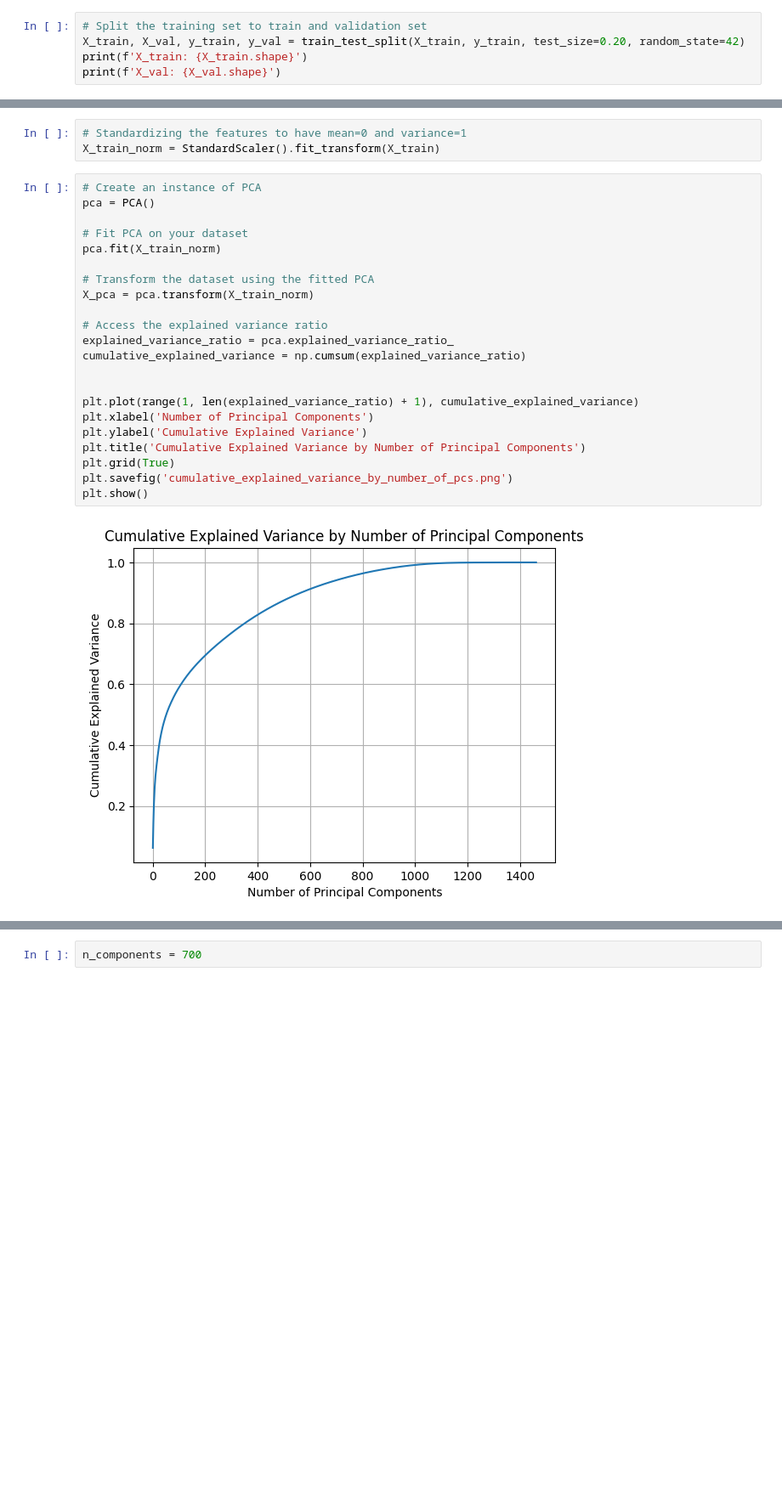
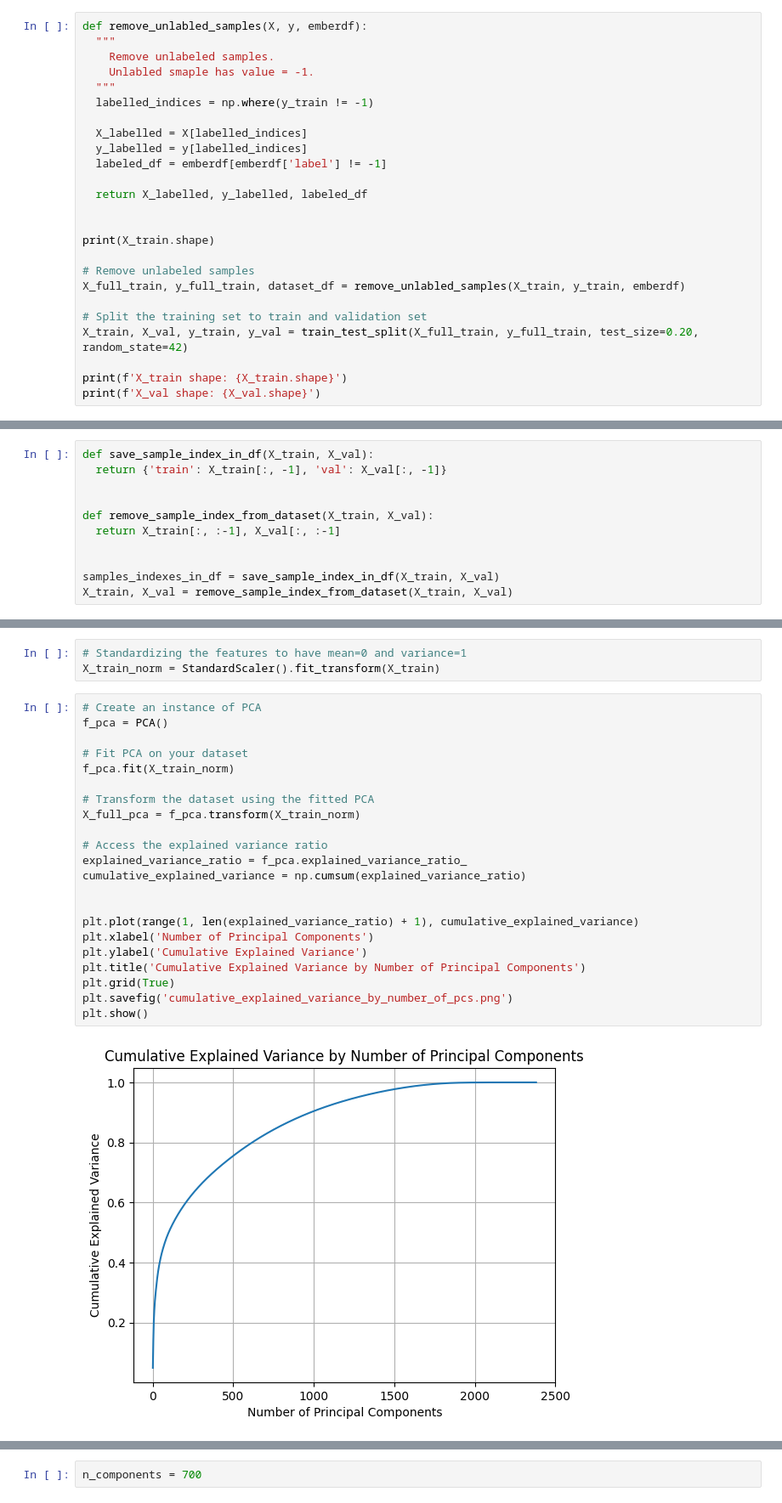
Before and after one commit to DanielFadlon/LWSM, a Jupyter notebook: LWSM.ipynb, the cells around one changed output, grey strips where cells are left out. Shown at 85% size. Drawn from its saved outputs; the diff is of its cells as text; blank space fills up the shorter version.

```diff
--- a/LWSM.ipynb
+++ b/LWSM.ipynb
@@ -362,6 +201,26 @@ X_train.shape
 # %%
+def remove_unlabled_samples(X, y, emberdf):
+  """
+    Remove unlabeled samples.
+    Unlabled smaple has value = -1.
+  """
+  labelled_indices = np.where(y_train != -1)
+
+  X_labelled = X[labelled_indices]
+  y_labelled = y[labelled_indices]
+  labeled_df = emberdf[emberdf['label'] != -1]
+
+  return X_labelled, y_labelled, labeled_df
+
+
+print(X_train.shape)
+
+# Remove unlabeled samples
+X_full_train, y_full_train, dataset_df = remove_unlabled_samples(X_train, y_train, emberdf)
+
 # Split the training set to train and validation set
-X_train, X_val, y_train, y_val = train_test_split(X_train, y_train, test_size=0.20, random_state=42)
-print(f'X_train: {X_train.shape}')
-print(f'X_val: {X_val.shape}')
+X_train, X_val, y_train, y_val = train_test_split(X_full_train, y_full_train, test_size=0.20, random_state=42)
+
+print(f'X_train shape: {X_train.shape}')
+print(f'X_val shape: {X_val.shape}')
 # %% [output]
@@ -370,3 +230,14 @@ X_val: (120000, 1381)
+# %%
+def save_sample_index_in_df(X_train, X_val):
+  return {'train': X_train[:, -1], 'val': X_val[:, -1]}
+
+
+def remove_sample_index_from_dataset(X_train, X_val):
+  return X_train[:, :-1], X_val[:, :-1]
+
+
+samples_indexes_in_df = save_sample_index_in_df(X_train, X_val)
+X_train, X_val = remove_sample_index_from_dataset(X_train, X_val)
 # %% [markdown]
 ### EDA - Exploratory Data Analysis
 # %% [markdown]
@@ -376,26 +247,26 @@ Finding the right dimension involves balancing information retention and computa
 X_train_norm = StandardScaler().fit_transform(X_train)
 # %%
 # Create an instance of PCA
-pca = PCA()
+f_pca = PCA()
 
 # Fit PCA on your dataset
-pca.fit(X_train_norm)
+f_pca.fit(X_train_norm)
 
 # Transform the dataset using the fitted PCA
-X_pca = pca.transform(X_train_norm)
+X_full_pca = f_pca.transform(X_train_norm)
 
 # Access the explained variance ratio
-explained_variance_ratio = pca.explained_variance_ratio_
+explained_variance_ratio = f_pca.explained_variance_ratio_
 cumulative_explained_variance = np.cumsum(explained_variance_ratio)
 
 
 plt.plot(range(1, len(explained_variance_ratio) + 1), cumulative_explained_variance)
 plt.xlabel('Number of Principal Components')
 plt.ylabel('Cumulative Explained Variance')
 plt.title('Cumulative Explained Variance by Number of Principal Components')
 plt.grid(True)
 plt.savefig('cumulative_explained_variance_by_number_of_pcs.png')
 plt.show()
 # %% [output]
-[figure, old version]
+[figure, new version]
 # %%
```
Also changed, not shown: parts of 149 cells of this notebook.
